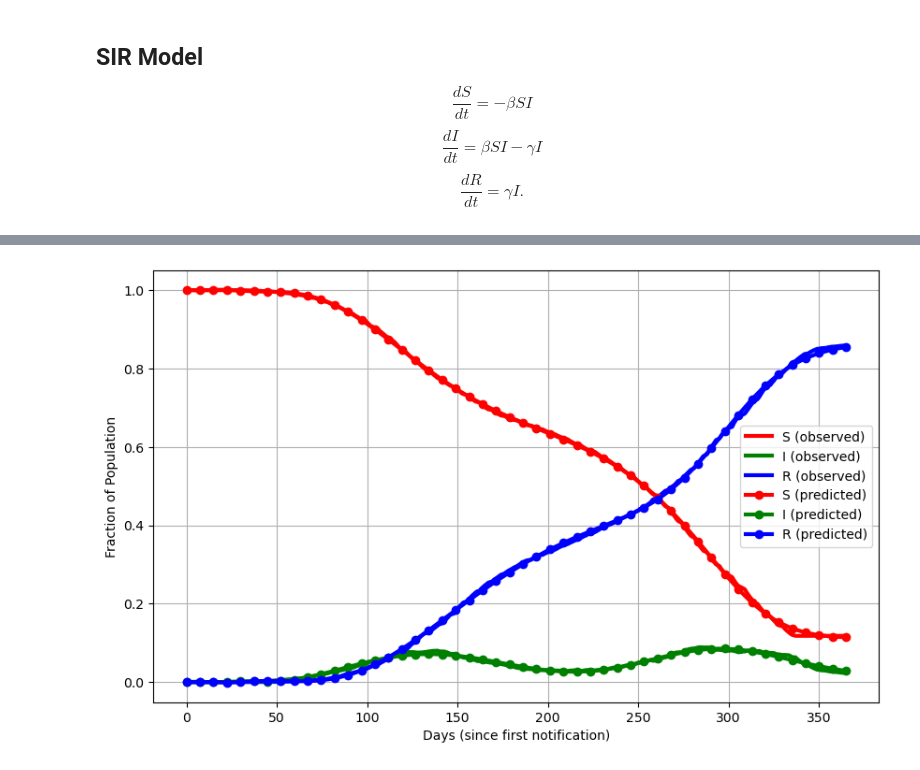
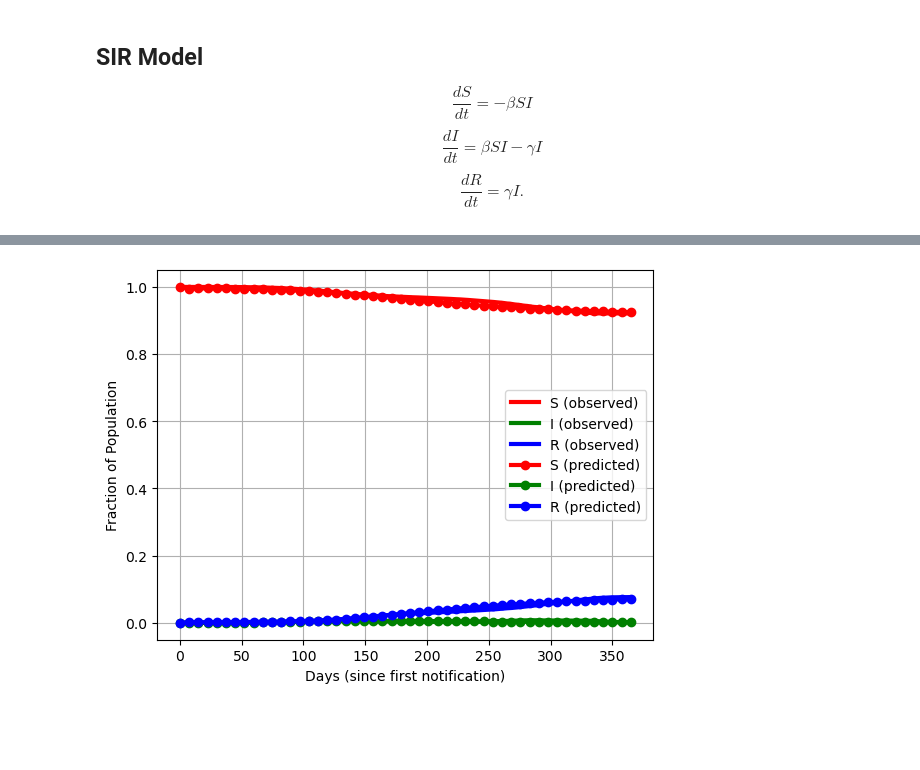
Before and after one commit to ginbar/iccsa2025_deepxde, a Jupyter notebook: examples/InverseSIR.ipynb, the cells around one changed output, grey strips where cells are left out. Cells and saved outputs as stored; diff of their text form; code cells hidden in the pictures; blank space fills up the shorter version.

Commit message:
new inverse SIR graphs

```diff
--- a/examples/InverseSIR.ipynb
+++ b/examples/InverseSIR.ipynb
@@ -77,5 +77,5 @@ for i, row in df.iterrows():
         sir.loc[start:end - pd.Timedelta(days=1), 'I'] += 1
         sir.loc[end:, 'R'] += 1
 
-TOTAL_POPULATION = 342800  # 2023 Census
+TOTAL_POPULATION = 3833712  # 2022 Census
 sir['S'] = TOTAL_POPULATION - sir['I'] - sir['R']
@@ -154,6 +154,6 @@ model = dde.Model(data, net)
 
 model.compile("adam", lr=0.001,  external_trainable_variables=[beta, gamma])
 
-variable_cb = dde.callbacks.VariableValue([beta, gamma], period=1000, filename="variables.dat")
+variable_cb = dde.callbacks.VariableValue([beta, gamma], period=1000, filename="../variables/sir-beta-gamma.dat")
 # %% [output]
 Compiling model...
@@ -161,6 +161,6 @@ Compiling model...
 # %%
 
-losshistory, train_state = model.train(iterations=30000, callbacks=[variable_cb], model_save_path="../models/inverse-sir")
+losshistory, train_state = model.train(iterations=30000, callbacks=[variable_cb], model_save_path="../models/inverse-sir-2")
 
 dde.saveplot(losshistory, train_state, issave=False, isplot=True)
 # %% [output]
@@ -196,37 +196,30 @@ model.restore("../models/inverse-sir-30000.pt")
 # %%
 # Visualing results
-
-def sir_ode(t, y, beta, gamma):
-    S, I, R = y
-    dS_dt = -beta * S * I
-    dI_dt = beta * S * I - gamma * I
-    dR_dt = gamma * I
-    return [dS_dt, dI_dt, dR_dt]
 
 nop = 50
 time0, timef = 0, 365
 
 t_test = np.linspace(time0, timef, nop).reshape(-1, 1)
 y_pred = model.predict(t_test)
 S_pred, I_pred, R_pred = y_pred[:, 0], y_pred[:, 1], y_pred[:, 2]
 
-plt.figure(figsize=(10, 6))
+# plt.figure(figsize=(10, 6))
 
 t_obs, S_obs, I_obs, R_obs = t_data[:timef], S_data[:timef], I_data[:timef], R_data[:timef]
 
 plt.plot(t_obs, S_obs, "r-", label="S (observed)", linewidth=3)
 plt.plot(t_obs, I_obs, "g-", label="I (observed)", linewidth=3)
 plt.plot(t_obs, R_obs, "b-", label="R (observed)", linewidth=3)
 
 plt.plot(t_test, S_pred, "ro-", label="S (predicted)", linewidth=3)
 plt.plot(t_test, I_pred, "go-", label="I (predicted)", linewidth=3)
 plt.plot(t_test, R_pred, "bo-", label="R (predicted)", linewidth=3)
 
 plt.xlabel("Days (since first notification)")
 plt.ylabel("Fraction of Population")
 plt.legend()
 plt.grid()
-plt.savefig("../figures/inverse-sir.pdf")
+plt.savefig("../figures/inverse-sir-2.pdf")
 plt.show()
 # %% [output]
-[figure, old version]
+[figure, new version]
```
Also changed, not shown: parts of 9 cells of this notebook, 2 other files.
